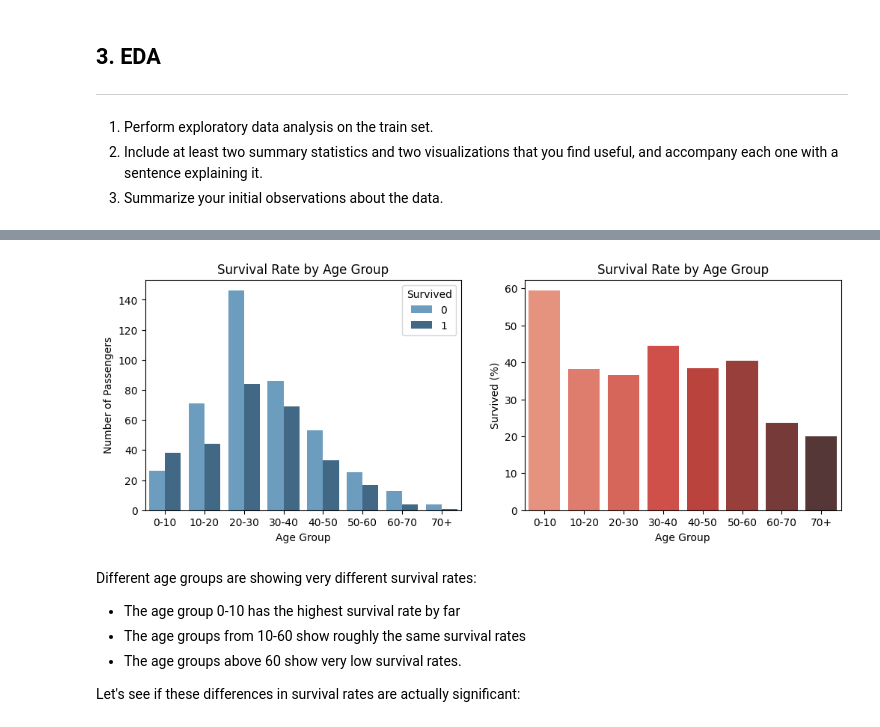
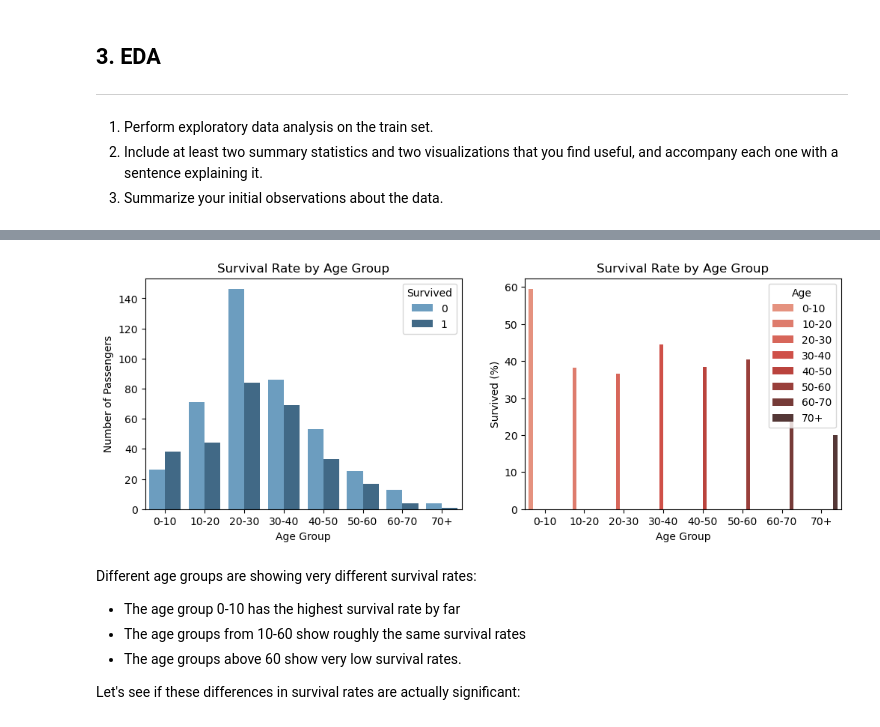
Before and after one commit to caden-maxwell/titanic_cs4320, a Jupyter notebook: final_report.ipynb, the cells around one changed output, grey strips where cells are left out. Saved outputs shown, nothing was run; the diff lists cells and outputs as text; code cells hidden in the pictures.

```diff
--- a/final_report.ipynb
+++ b/final_report.ipynb
@@ -161,35 +165,34 @@ age_group_labels = [
     if j != np.inf
     else f"{int(i)}+"
     for i, j in zip(bins[:-1], bins[1:])
 ]
 age_groups = pd.cut(train_df["Age"], bins=bins, labels=age_group_labels)
 
 plt.figure(figsize=(12, 4))
 
 plt.subplot(1, 2, 1)
 sns.countplot(
     x=age_groups, data=train_df,
     palette="Blues_d", hue="Survived",
 )
 plt.title('Survival Rate by Age Group')
 plt.xlabel('Age Group')
 plt.ylabel('Number of Passengers')
 
 plt.subplot(1, 2, 2)
 sns.barplot(
     x=age_groups, y=train_df['Survived'],
     palette="Reds_d", hue=age_groups,
-    legend=False,
     estimator=lambda x: sum(x) / len(x) * 100 if len(x) > 0 else 0,
     errorbar=None
 )
 plt.title('Survival Rate by Age Group')
 plt.xlabel('Age Group')
 plt.ylabel('Survived (%)')
 
 plt.show()
 # %% [output]
-[figure, old version]
+[figure, new version]
 # %% [markdown]
 Different age groups are showing very different survival rates:
 - The age group 0-10 has the highest survival rate by far
```
Also changed, not shown: parts of 7 cells of this notebook.
